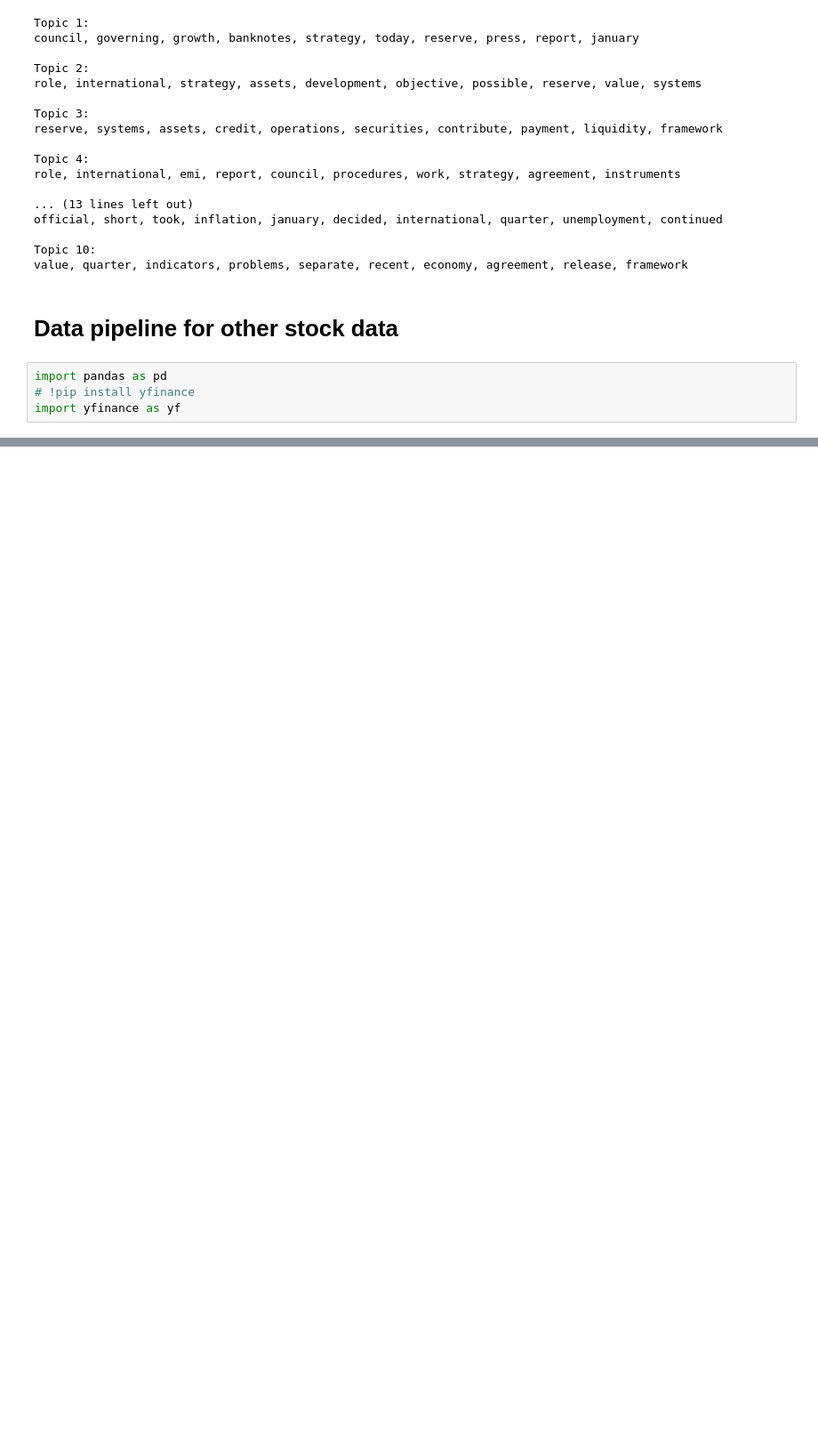
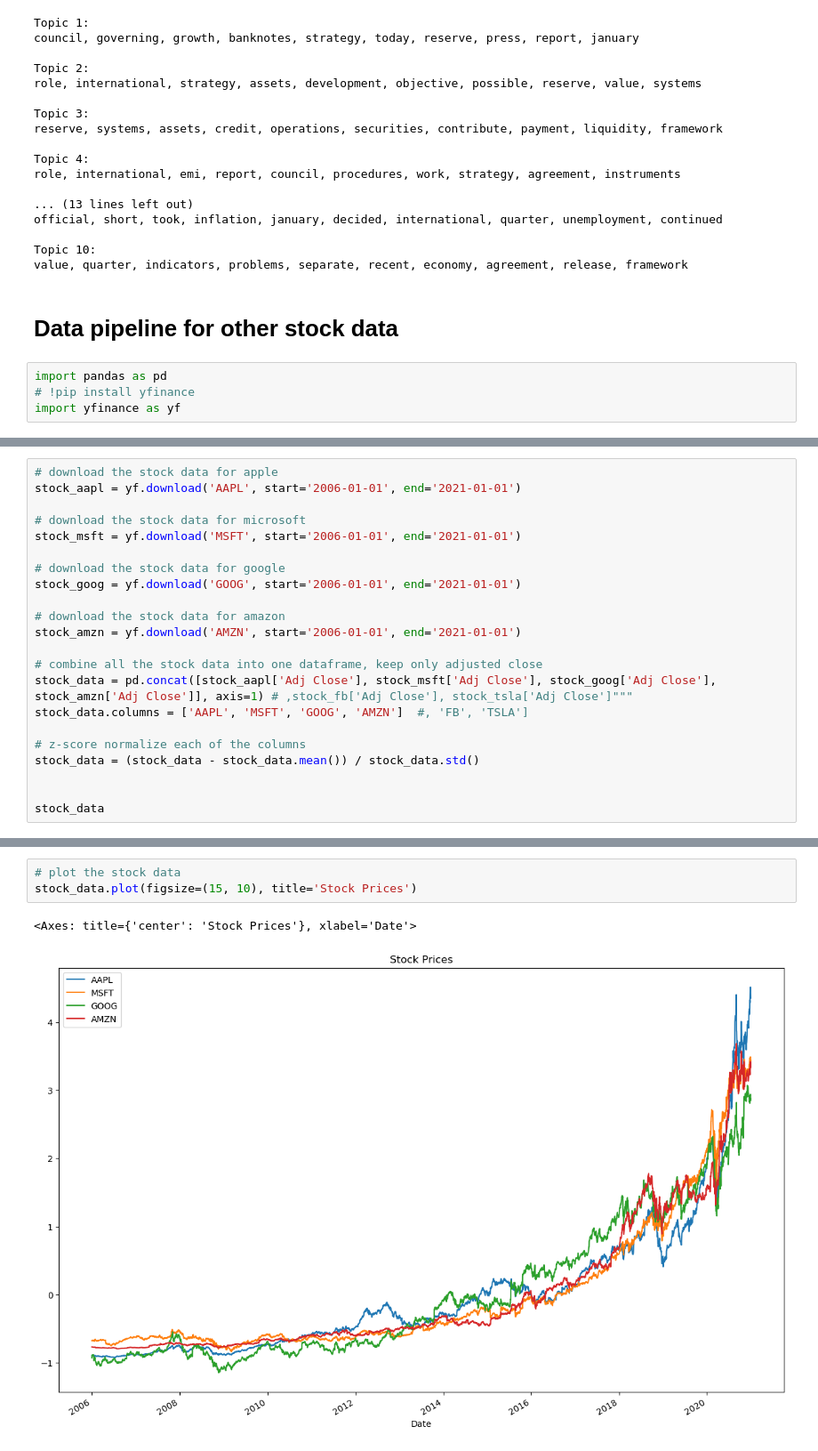
Before and after one commit to OzodbekOzodov/stock-market-and-speeches, a Jupyter notebook: 2_preprocessing_pipelines.ipynb, the cells around one changed output, grey strips where cells are left out. Shown at 89% size. Saved outputs shown, nothing was run; the diff lists cells and outputs as text; blank space fills up the shorter version.

```diff
--- a/2_preprocessing_pipelines.ipynb
+++ b/2_preprocessing_pipelines.ipynb
@@ -450,0 +439,22 @@ stock_data.head()
+# %%
+# download the stock data for apple
+stock_aapl = yf.download('AAPL', start='2006-01-01', end='2021-01-01')
+
+# download the stock data for microsoft
+stock_msft = yf.download('MSFT', start='2006-01-01', end='2021-01-01')
+
+# download the stock data for google
+stock_goog = yf.download('GOOG', start='2006-01-01', end='2021-01-01')
+
+# download the stock data for amazon
+stock_amzn = yf.download('AMZN', start='2006-01-01', end='2021-01-01')
+
+# combine all the stock data into one dataframe, keep only adjusted close
+stock_data = pd.concat([stock_aapl['Adj Close'], stock_msft['Adj Close'], stock_goog['Adj Close'], stock_amzn['Adj Close']], axis=1) # ,stock_fb['Adj Close'], stock_tsla['Adj Close']"""
+stock_data.columns = ['AAPL', 'MSFT', 'GOOG', 'AMZN']  #, 'FB', 'TSLA']
+
+# z-score normalize each of the columns
+stock_data = (stock_data - stock_data.mean()) / stock_data.std()
+
+
+stock_data
@@ -451,3 +480,9 @@ stock_data.head()
+# %%
+# plot the stock data
+stock_data.plot(figsize=(15, 10), title='Stock Prices')
+# %% [output]
+<Axes: title={'center': 'Stock Prices'}, xlabel='Date'>
+[figure, added]
 # %%
 # Define the ticker symbols for the indices
 tickers = ['^GSPC', '^GDAXI', '^IXIC']  # SP, DAX, NASDAQ
```
Also changed, not shown: parts of 13 cells of this notebook, 1 other file.
